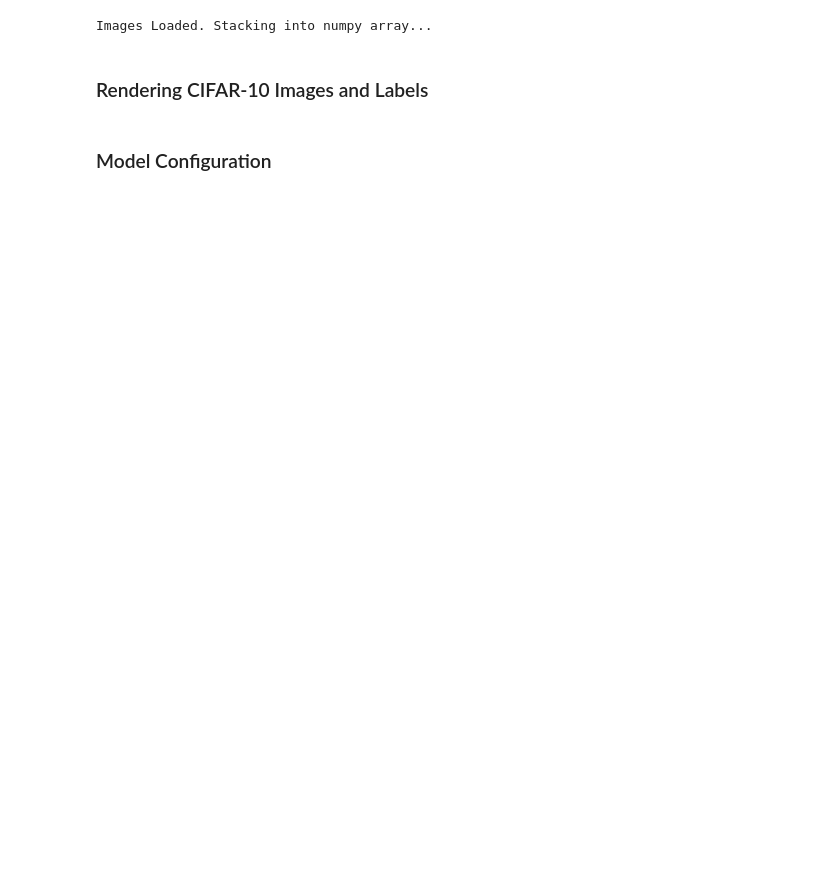
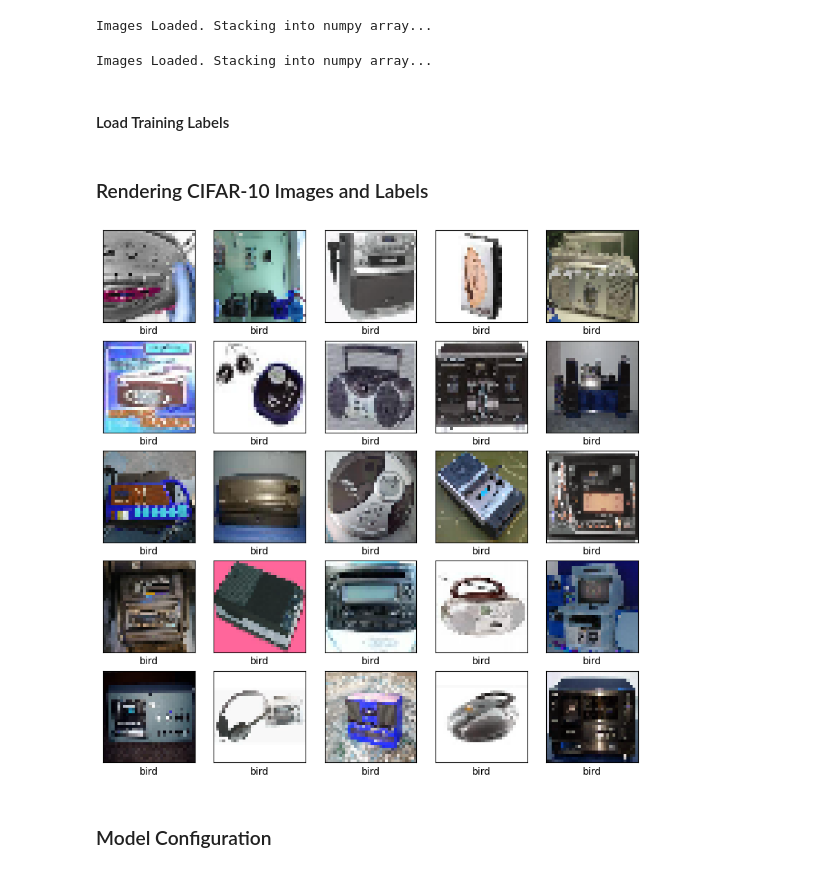
Before and after one commit to EricCui2005/imagenette, a Jupyter notebook: convolutional_neural_network.ipynb, the cells around one changed output. Cells and saved outputs as stored; diff of their text form; code cells hidden in the pictures; blank space fills up the shorter version.

```diff
--- a/convolutional_neural_network.ipynb
+++ b/convolutional_neural_network.ipynb
@@ -28,9 +11,7 @@ train_df.head()
 # %%
-path_prefix = "/Users/ericcui/repos/imagenette/imagenette2-320/"
-
 def load_image(path):
     img = cv2.imread(path)
-    img = cv2.resize(img, (426, 320))  # Consistent size
+    img = cv2.resize(img, (32, 32))  # Consistent size
     return img
 
 def load_images(image_paths):
@@ -45,4 +26,4 @@ def load_images(image_paths):
     print("Images Loaded. Stacking into numpy array...")
 
     # Convert to numpy array with explicit shape
-    return np.stack(images, desc="Converting to numpy array")  # Use np.stack with progress tracking
+    return np.stack(images)  # Use np.stack with progress tracking
@@ -83,3 +75,15 @@ class_mappings = {
+# %%
+# Loading validation dataframe
+test_df = pd.read_csv(val_image_label_csv)
+
+# Loading validatino images
+test_image_paths = test_df['path'].tolist()
+test_image_paths = [path_prefix + path for path in test_image_paths]
+test_images = load_images(test_image_paths)
+# %% [output]
+Images Loaded. Stacking into numpy array...
+# %% [markdown]
+#### Load Training Labels
 # %%
 train_labels = train_df['noisy_labels_0'].tolist()
-train_labels = [label_index_mappings[label] for label in train_labels]
+train_labels = np.array([label_index_mappings[label] for label in train_labels])
@@ -86,20 +93,21 @@ train_labels = [label_index_mappings[label] for label in train_labels]
 # %% [markdown]
 ### Rendering CIFAR-10 Images and Labels
 # %%
-class_names = ['airplane', 'automobile', 'bird', 'cat', 'deer',
-               'dog', 'frog', 'horse', 'ship', 'truck']
+class_names = ['tench', 'English springer', 'cassette player', 'chain saw', 'church', 'French horn', 'garbage truck', 'gas pump', 'golf ball', 'parachute']
 
 plt.figure(figsize=(10,10))
 for i in range(25):
     plt.subplot(5,5,i+1)
     plt.xticks([])
     plt.yticks([])
     plt.grid(False)
     plt.imshow(train_images[i])
     # The CIFAR labels happen to be arrays,
     # which is why you need the extra index
-    plt.xlabel(class_names[train_labels[i][0]])
+    plt.xlabel(class_names[train_labels[i]])
 plt.show()
+# %% [output]
+[figure, added]
 # %% [markdown]
 ### Model Configuration
 # %%
```
Also changed, not shown: parts of 13 cells of this notebook.
